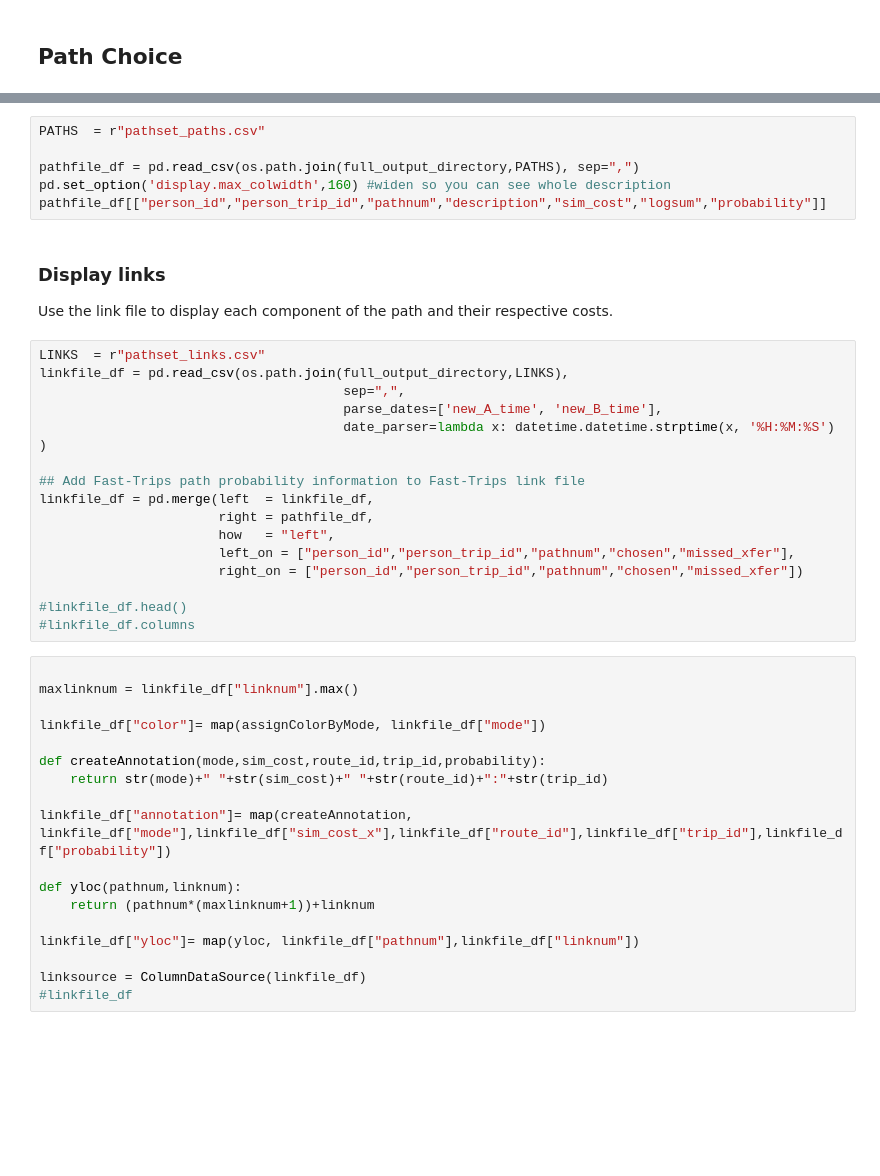
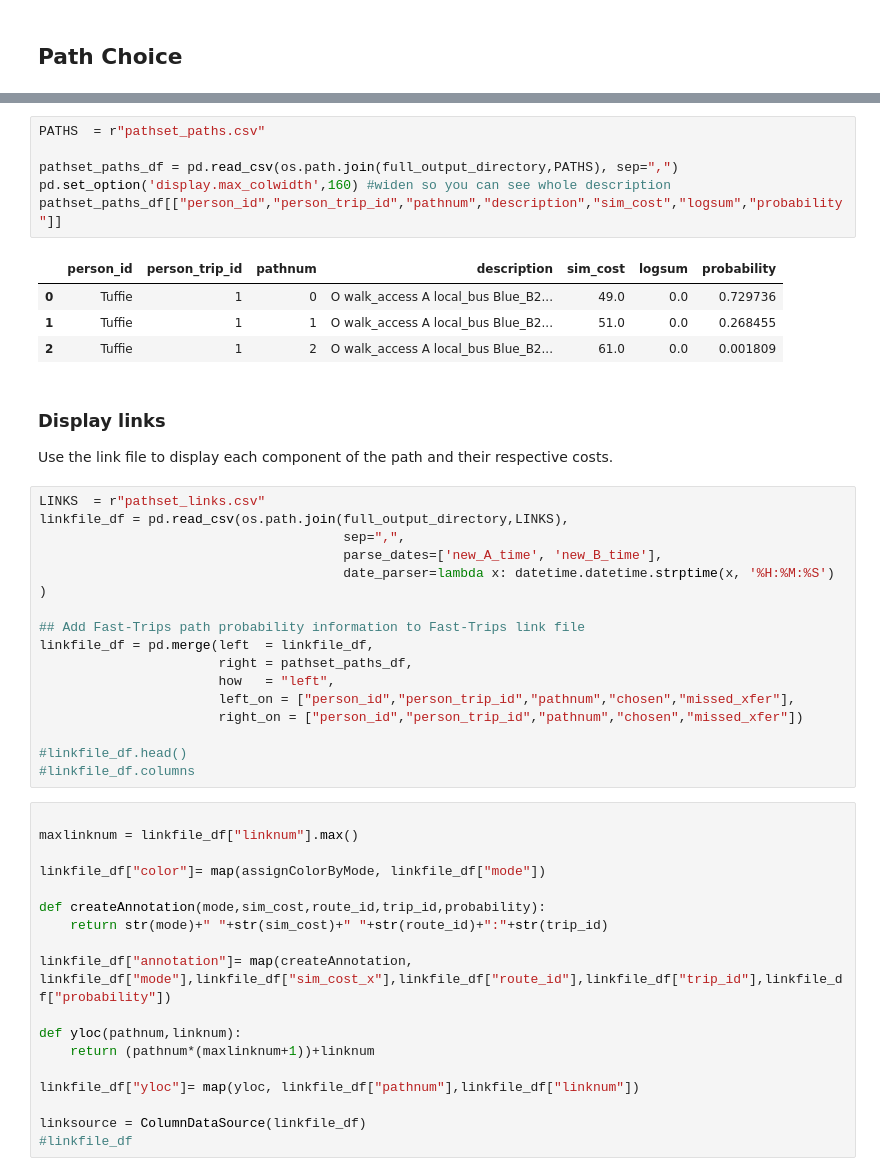
Before and after one commit to Fast-Trips/fast-trips-tutorial, a Jupyter notebook: Tutorial #1 - Simple Network, Single Trip.ipynb, the cells around one changed output, grey strips where cells are left out. Drawn from its saved outputs; the diff is of its cells as text; blank space fills up the shorter version.

```diff
--- a/Tutorial #1 - Simple Network, Single Trip.ipynb
+++ b/Tutorial #1 - Simple Network, Single Trip.ipynb
@@ -171,9 +298,14 @@ show(plot, notebook_handle=True)
 # %%
 PATHS  = r"pathset_paths.csv"
 
-pathfile_df = pd.read_csv(os.path.join(full_output_directory,PATHS), sep=",")
+pathset_paths_df = pd.read_csv(os.path.join(full_output_directory,PATHS), sep=",")
 pd.set_option('display.max_colwidth',160) #widen so you can see whole description
-pathfile_df[["person_id","person_trip_id","pathnum","description","sim_cost","logsum","probability"]]
+pathset_paths_df[["person_id","person_trip_id","pathnum","description","sim_cost","logsum","probability"]]
+# %% [output]
+|  | person_id | person_trip_id | pathnum | description | sim_cost | logsum | probability |
+| 0 | Tuffie | 1 | 0 | O walk_access A local_bus Blue_B2... | 49.0 | 0.0 | 0.729736 |
+| 1 | Tuffie | 1 | 1 | O walk_access A local_bus Blue_B2... | 51.0 | 0.0 | 0.268455 |
+| 2 | Tuffie | 1 | 2 | O walk_access A local_bus Blue_B2... | 61.0 | 0.0 | 0.001809 |
 # %% [markdown]
 ### Display links
 Use the link file to display each component of the path and their respective costs.
@@ -186,7 +318,7 @@ linkfile_df = pd.read_csv(os.path.join(full_output_directory,LINKS),
 
 ## Add Fast-Trips path probability information to Fast-Trips link file
 linkfile_df = pd.merge(left  = linkfile_df,
-                       right = pathfile_df,
+                       right = pathset_paths_df,
                        how   = "left",
                        left_on = ["person_id","person_trip_id","pathnum","chosen","missed_xfer"],
                        right_on = ["person_id","person_trip_id","pathnum","chosen","missed_xfer"])
```
Also changed, not shown: parts of 27 cells of this notebook, 2 other files.
